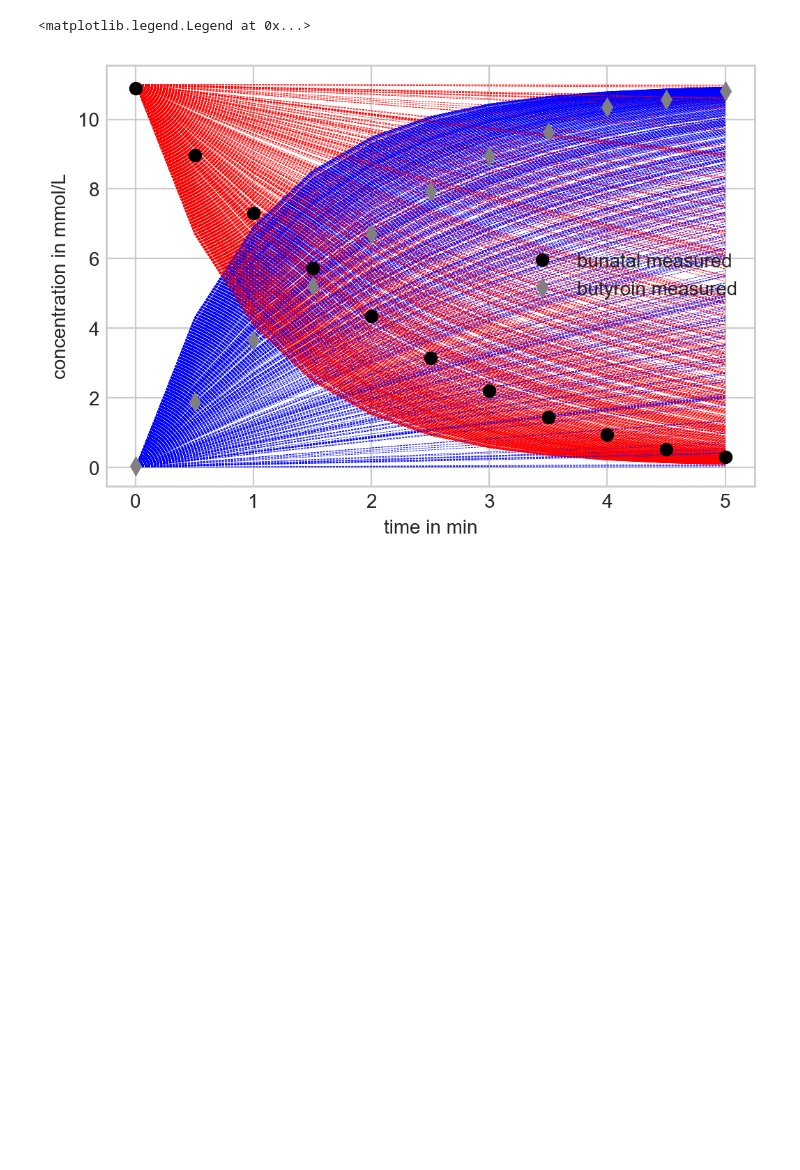
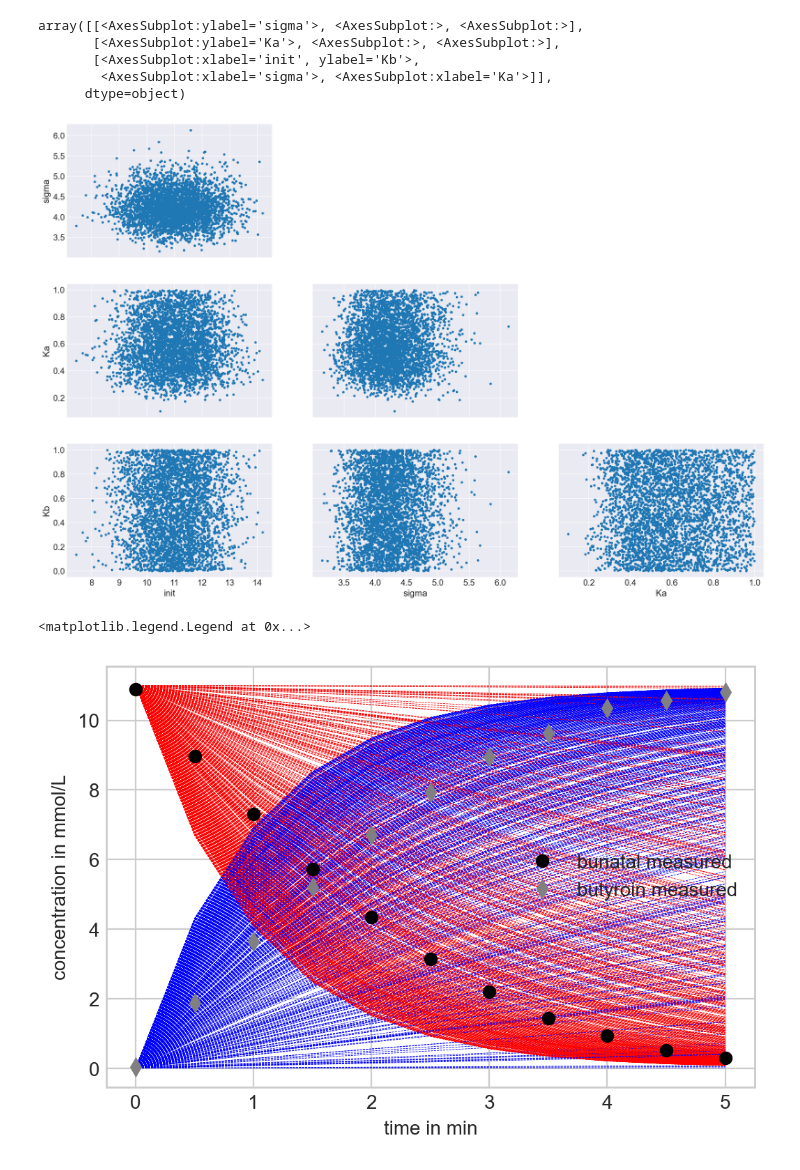
Before and after one commit to BioCatHub/wt_modeling, a Jupyter notebook: Drafts/pymc3/example_single_measurements.ipynb, the cells around one changed output. Cells and saved outputs as stored; diff of their text form; code cells hidden in the pictures; blank space fills up the shorter version.

```diff
--- a/Drafts/pymc3/example_single_measurements.ipynb
+++ b/Drafts/pymc3/example_single_measurements.ipynb
@@ -138,3 +140,12 @@ array([<AxesSubplot:title={'center':'init'}>,
+# %%
+az.plot_pair(data)
+# %% [output]
+array([[<AxesSubplot:ylabel='sigma'>, <AxesSubplot:>, <AxesSubplot:>],
+       [<AxesSubplot:ylabel='Ka'>, <AxesSubplot:>, <AxesSubplot:>],
+       [<AxesSubplot:xlabel='init', ylabel='Kb'>,
+        <AxesSubplot:xlabel='sigma'>, <AxesSubplot:xlabel='Ka'>]],
+      dtype=object)
+[figure, added]
 # %%
 from scipy.integrate import odeint
 fig, pri = plt.subplots()
```
Also changed, not shown: parts of 9 cells of this notebook, 2 other files.
